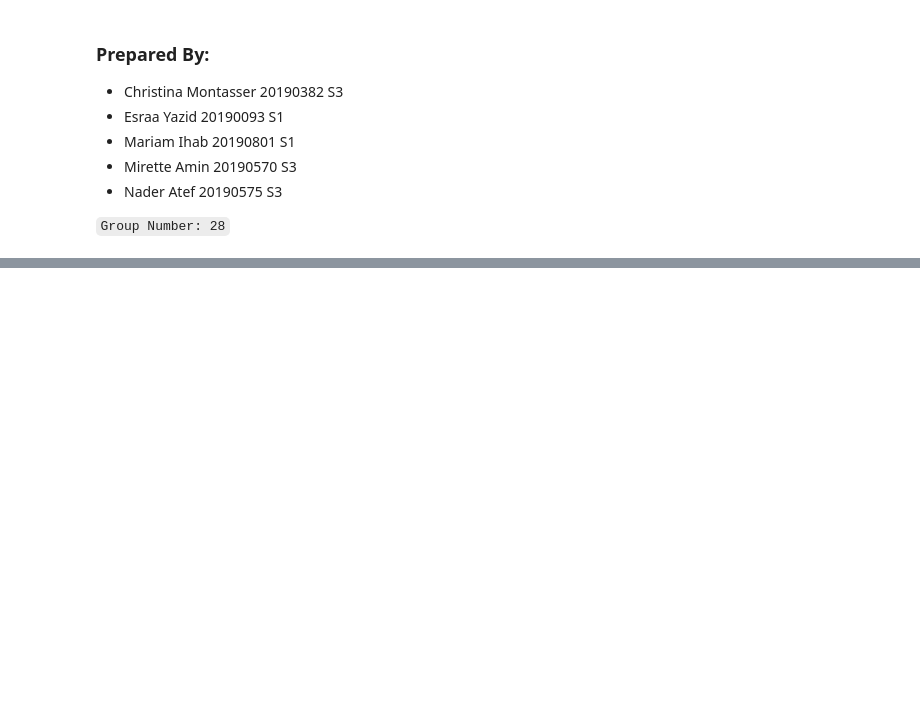
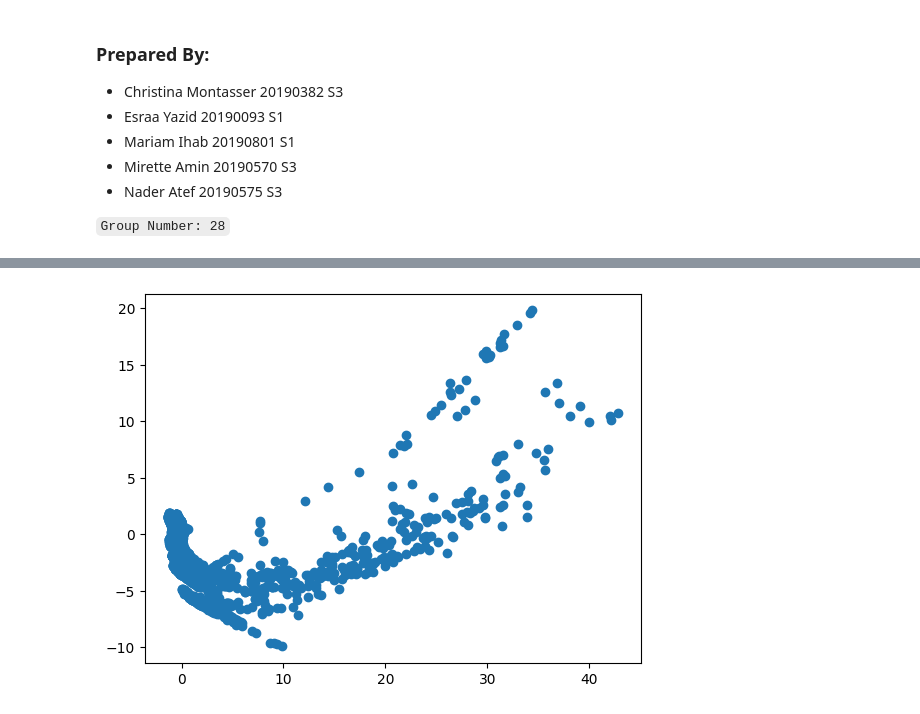
Before and after one commit to miretteamin/Simple-Competitive-Network, a Jupyter notebook: competitive_net.ipynb, the cells around one changed output, grey strips where cells are left out. Cells and saved outputs as stored; diff of their text form; code cells hidden in the pictures; blank space fills up the shorter version.

```diff
--- a/competitive_net.ipynb
+++ b/competitive_net.ipynb
@@ -87,0 +102,7 @@ train.shape
+# %%
+import matplotlib.pyplot as plt
+
+plt.scatter(test[:,0], test[:,1])
+plt.show()
+# %% [output]
+[figure, added]
```
Also changed, not shown: parts of 8 cells of this notebook.
